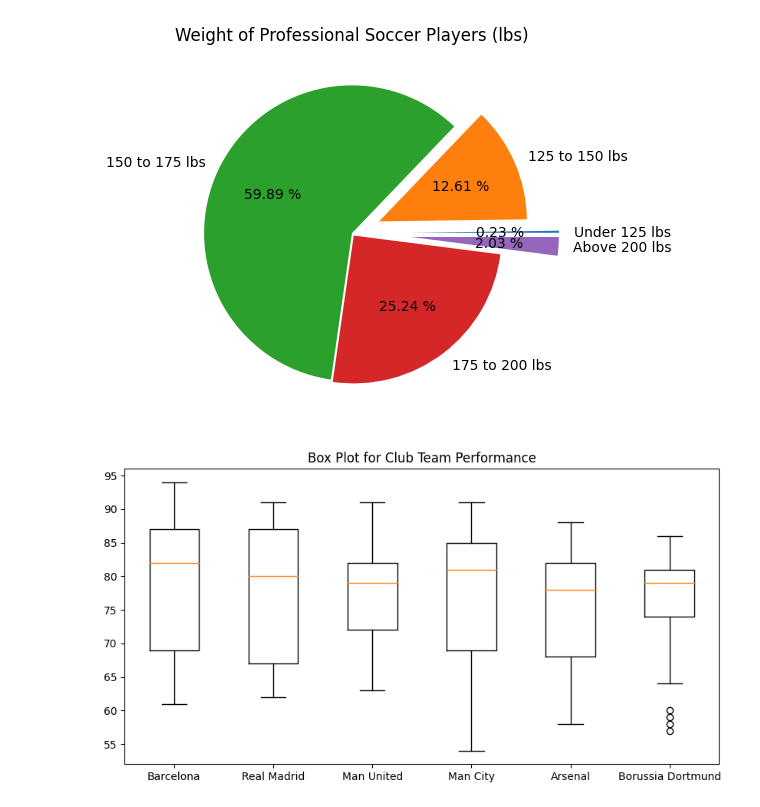
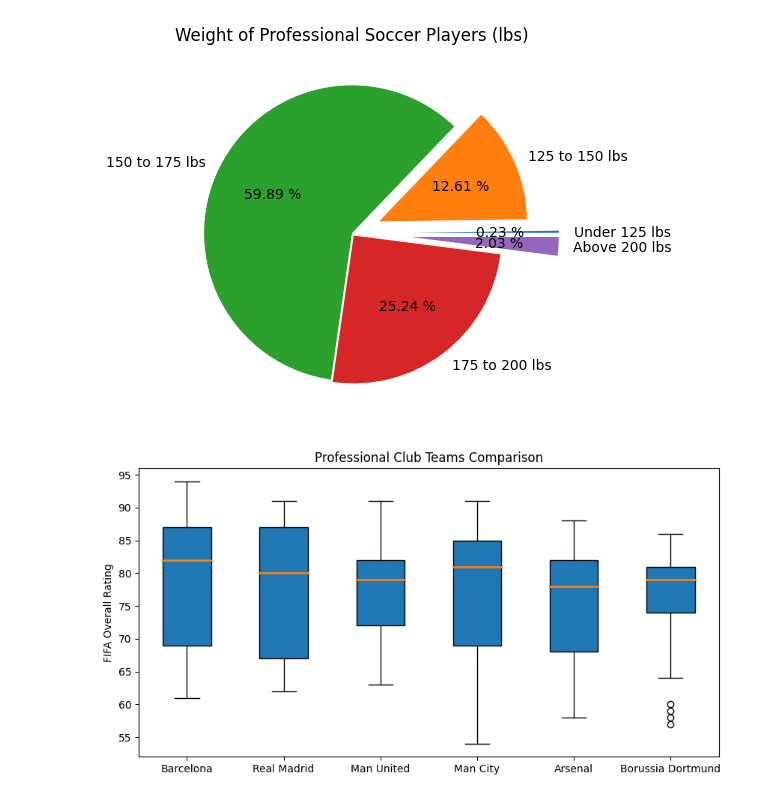
Before and after one commit to Udhay2898/HandsOnPractice_Pandas, a Jupyter notebook: Matplotlib.ipynb, the cells around one changed output. Saved outputs shown, nothing was run; the diff lists cells and outputs as text; code cells hidden in the pictures.

```diff
--- a/Matplotlib.ipynb
+++ b/Matplotlib.ipynb
@@ -156,18 +156,21 @@ plt.show()
 # %%
 plt.figure(figsize=(10,5))
 
 b_fc = fifa.loc[fifa.Club == 'FC Barcelona']['Overall']
 rm_cf = fifa.loc[fifa.Club == 'Real Madrid']['Overall']
 mu_fc = fifa.loc[fifa.Club == 'Manchester United']['Overall']
 mc_fc = fifa.loc[fifa.Club == 'Manchester City']['Overall']
 a_fc =fifa.loc[fifa.Club == 'Arsenal']['Overall']
 bvb =fifa.loc[fifa.Club == 'Borussia Dortmund']['Overall']
 
-plt.title('Box Plot for Club Team Performance')
+plt.title('Box Plot for Club Teams Performance')
+plt.title('Professional Club Teams Comparison')
+plt.ylabel('FIFA Overall Rating')
+
 data = [b_fc,rm_cf,mu_fc,mc_fc,a_fc,bvb]
 labels = ['Barcelona','Real Madrid','Man United','Man City','Arsenal','Borussia Dortmund']
 
-plt.boxplot(data,labels=labels)
+plt.boxplot(data,labels=labels,patch_artist= True,medianprops= {'linewidth' : 2})
 plt.show()
 # %% [output]
-[figure, old version]
+[figure, new version]
```
